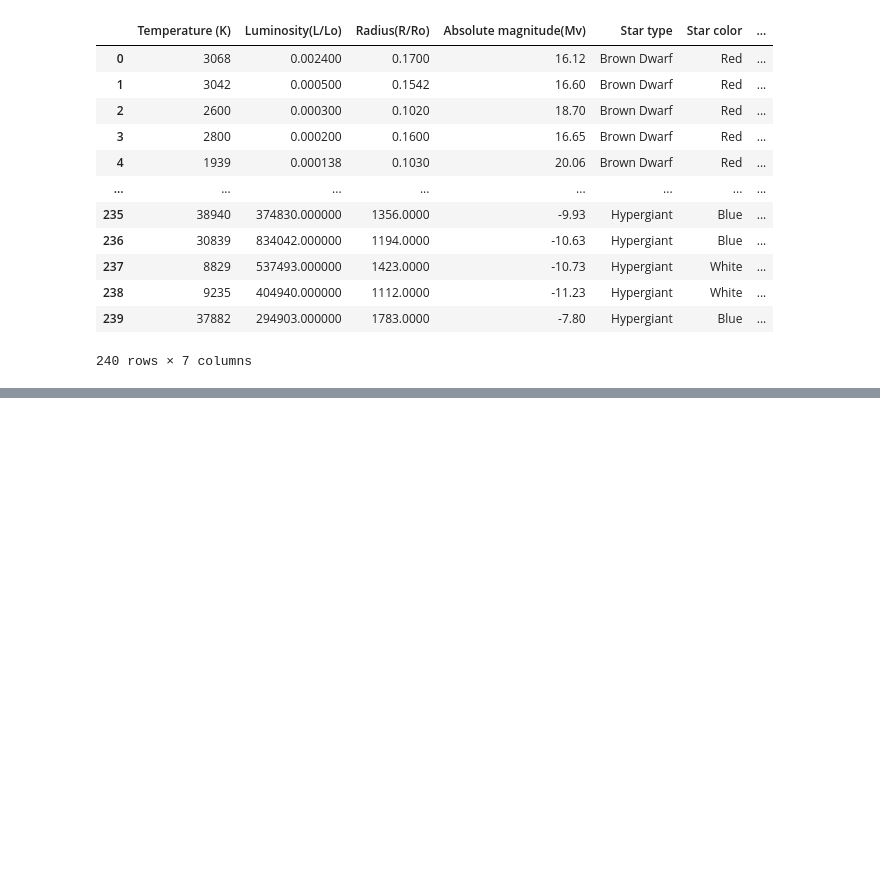
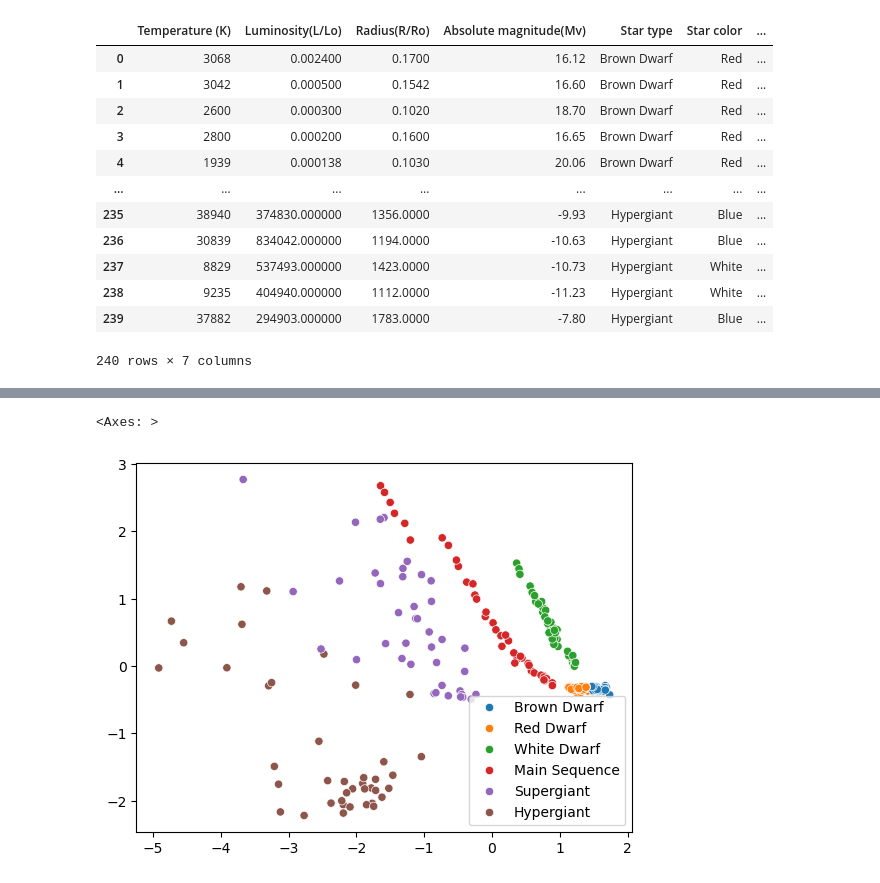
Before and after one commit to JacopoPerri/astrostatistics_bicocca_2026, a Jupyter notebook: working/HRdiagram.ipynb, the cells around one changed output, grey strips where cells are left out. Cells and saved outputs as stored; diff of their text form; code cells hidden in the pictures; blank space fills up the shorter version.

```diff
--- a/working/HRdiagram.ipynb
+++ b/working/HRdiagram.ipynb
@@ -61,0 +60,4 @@ PCA(n_components=2)
+# %%
+# before doing the pca it's better to rescale the data
+scaler = StandardScaler()
+X = scaler.fit_transform(X)
@@ -61,0 +70,9 @@ PCA(n_components=2)
+# %%
+eigenvalues = pca.transform(X) # compute the projection on the new smaller space: n_points, each of them is 2-dimensional
+mean = pca.mean_
+eigenvectors = pca.components_
+# %%
+sns.scatterplot(x=eigenvalues[:,0], y=eigenvalues[:,1], hue=labels)
+# %% [output]
+<Axes: >
+[figure, added]
```
Also changed, not shown: parts of 10 cells of this notebook, 1 other file.
